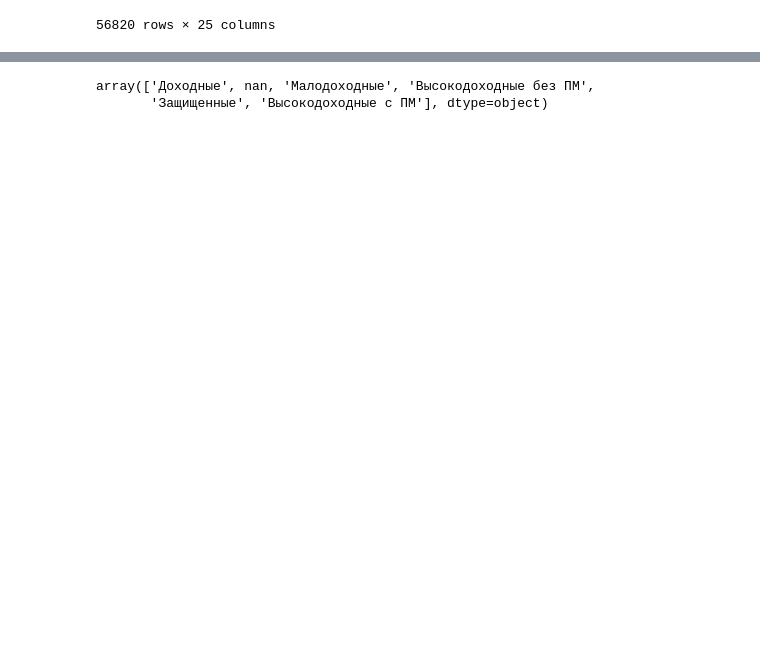
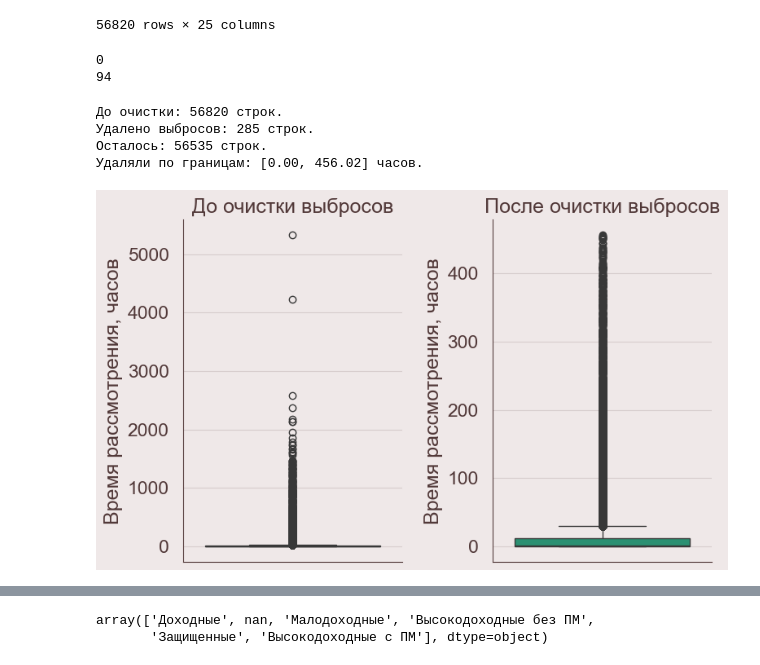
Before and after one commit to Neat-Snap/dano25, a Jupyter notebook: preprocessing.ipynb, the cells around one changed output, grey strips where cells are left out. Drawn from its saved outputs; the diff is of its cells as text; code cells hidden in the pictures; blank space fills up the shorter version.

```diff
--- a/preprocessing.ipynb
+++ b/preprocessing.ipynb
@@ -20,6 +82,55 @@ df
 | 56818 | 2025-09-02 13:12:13 | 2025-09-02 13:35:01.523 | b8deb649421f64fc4a5b6c71b350f528 | Банк | 5 | Позитивный | banki.ru | ... |
 | 56819 | 2025-10-27 22:18:00 | 2025-10-28 10:15:36.219 | 6733622ad6159491ff745804ebad2e49 | Страховая | 5 | Позитивный | sravni.ru | ... |
 56820 rows × 25 columns
+# %%
+print(df['review_dttm'].isna().sum())
+print(df['finish_dttm'].isna().sum())
+# %% [output]
+0
+94
+# %%
+import numpy as np
+
+df['finish_dttm'] = df['finish_dttm'].fillna(df['review_dttm'])
+
+df['review_time'] = (pd.to_datetime(df['finish_dttm']) - pd.to_datetime(df['review_dttm'])).dt.total_seconds() / 3600
+
+before_count = len(df)
+
+lower_bound = 0
+upper_bound = df['review_time'].quantile(0.995)
+
+df_clean = df[(df['review_time'] >= lower_bound) & (df['review_time'] <= upper_bound)].copy()
+after_count = len(df_clean)
+removed_count = before_count - after_count
+
+print(f"До очистки: {before_count} строк.")
+print(f"Удалено выбросов: {removed_count} строк.")
+print(f"Осталось: {after_count} строк.")
+print(f"Удаляли по границам: [{lower_bound:.2f}, {upper_bound:.2f}] часов.")
+
+fig, axes = plt.subplots(1, 2, figsize=(8, 5))
+
+sns.boxplot(y=df['review_time'], ax=axes[0], color=colors['green'], orient='v')
+axes[0].set_title("До очистки выбросов")
+axes[0].set_ylabel("Время рассмотрения, часов")
+axes[0].set_xlabel("")
+
+sns.boxplot(y=df_clean['review_time'], ax=axes[1], color=colors['green'], orient='v')
+axes[1].set_title("После очистки выбросов")
+axes[1].set_ylabel("Время рассмотрения, часов")
+axes[1].set_xlabel("")
+
+plt.tight_layout()
+plt.show()
+
+df = df_clean
+# %% [output]
+До очистки: 56820 строк.
+Удалено выбросов: 285 строк.
+Осталось: 56535 строк.
+Удаляли по границам: [0.00, 456.02] часов.
+[figure, added]
 # %%
 emotion_map = {
     "Негативный": 0,
```
Also changed, not shown: parts of 4 cells of this notebook.
